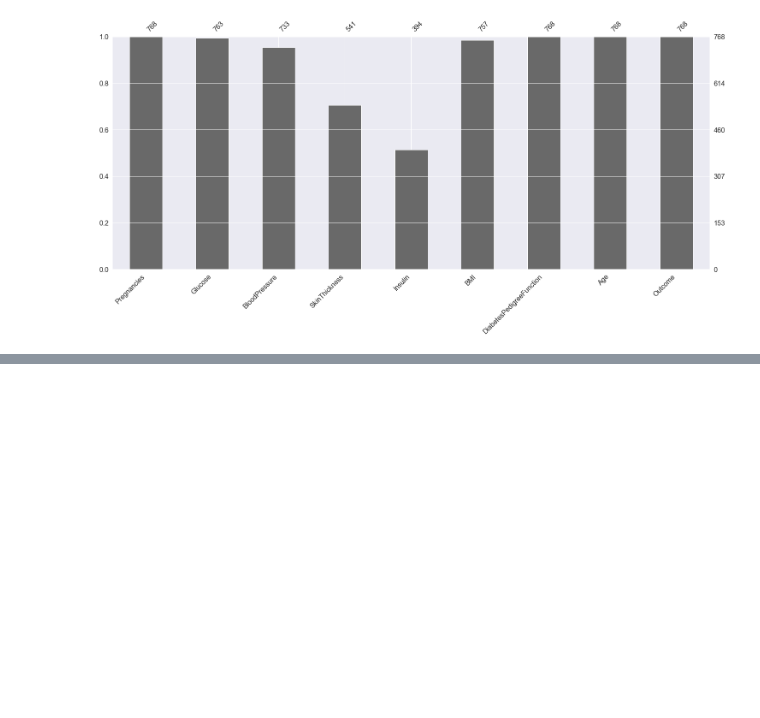
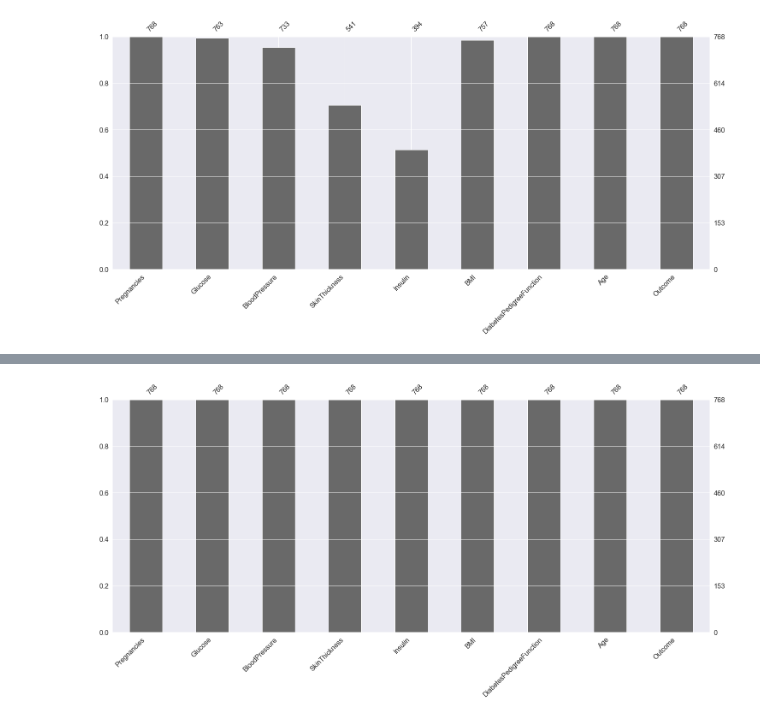
Before and after one commit to Wamuza1/Diabetes-Prediction-Analysis, a Jupyter notebook: Ins_Logistic_Regression.ipynb, the cells around one changed output, grey strips where cells are left out. Cells and saved outputs as stored; diff of their text form; code cells hidden in the pictures; blank space fills up the shorter version.

```diff
--- a/Ins_Logistic_Regression.ipynb
+++ b/Ins_Logistic_Regression.ipynb
@@ -237,0 +230,6 @@ df2
+# %%
+df_copy['Insulin'].fillna(df_copy['Insulin'].mean(), inplace=True)
+df_copy['Glucose'].fillna(df_copy['Glucose'].mean(), inplace=True)
+df_copy['BloodPressure'].fillna(df_copy['BloodPressure'].mean(), inplace=True)
+df_copy['SkinThickness'].fillna(df_copy['SkinThickness'].mean(), inplace=True)
+df_copy['BMI'].fillna(df_copy['BMI'].mean(), inplace=True)
@@ -237,0 +245,4 @@ df2
+# %%
+msno.bar(df_copy);
+# %% [output]
+[figure, added]
```
Also changed, not shown: parts of 14 cells of this notebook.
